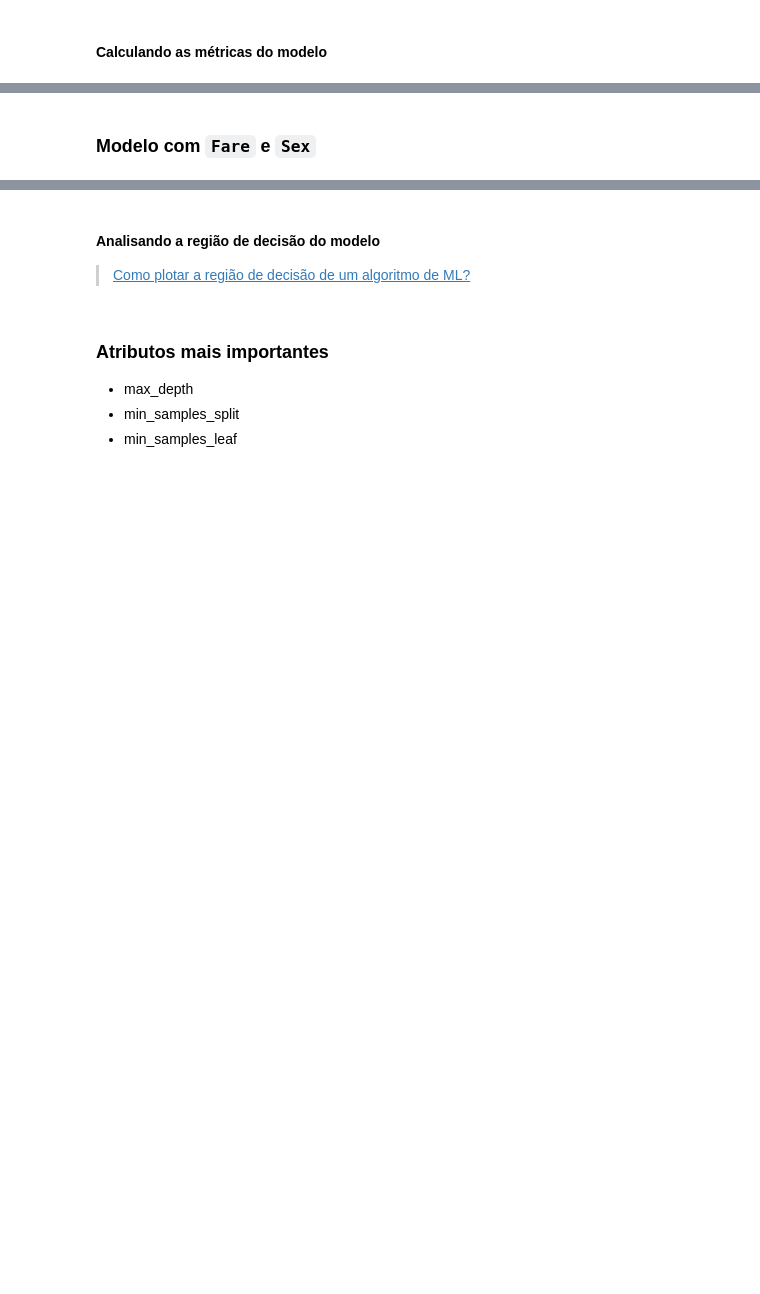
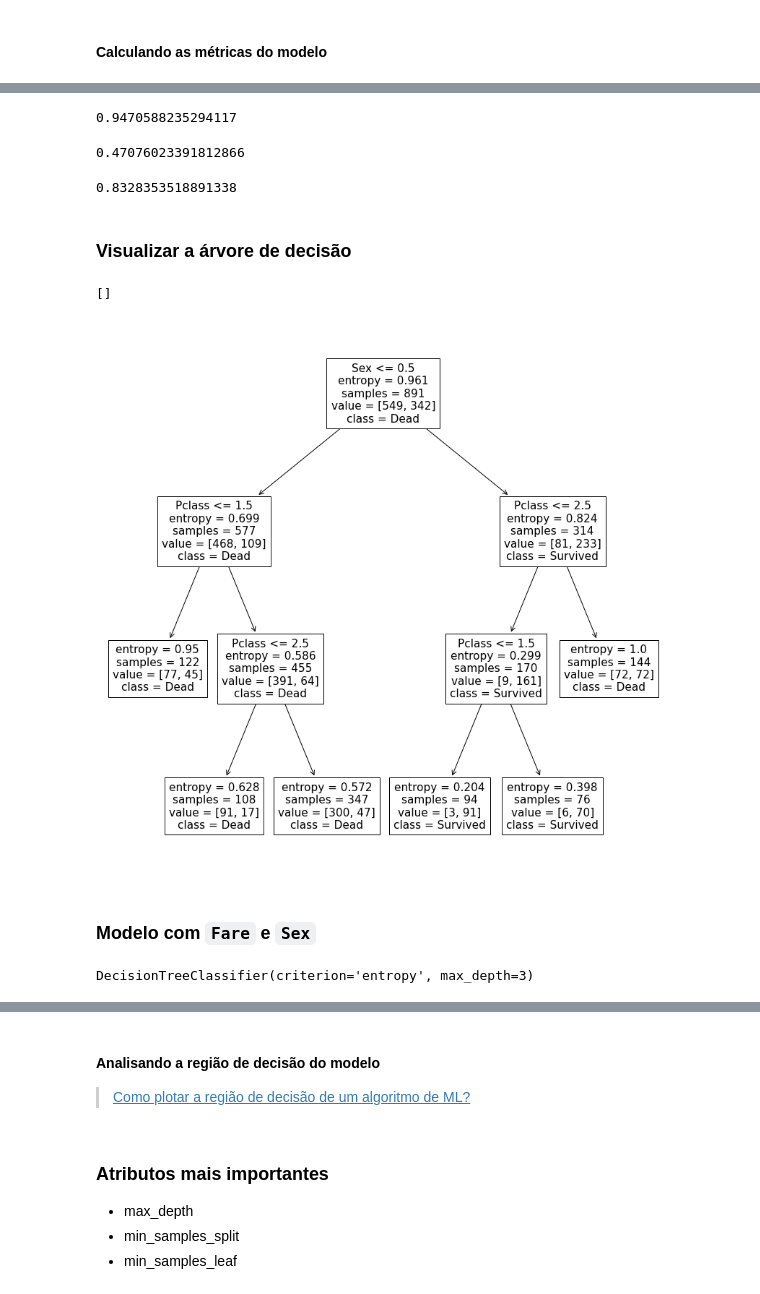
Before and after one commit to walisson-silva-ada/827-data-science, a Jupyter notebook: 04. Árvores de Decisão/04. Árvores de Decisão.ipynb, the cells around one changed output, grey strips where cells are left out. Saved outputs shown, nothing was run; the diff lists cells and outputs as text; code cells hidden in the pictures; blank space fills up the shorter version.

Commit message:
[18/02] 4. Árvore de Decisão

```diff
--- a/04. Árvores de Decisão/04. Árvores de Decisão.ipynb
+++ b/04. Árvores de Decisão/04. Árvores de Decisão.ipynb
@@ -402,0 +458,4 @@ O ganho de informação é calculado a partir dessa lógica. Se quando eu analis
+# %%
+X = df[['Pclass', 'Sex']]
+# %%
+y = df['Survived']
@@ -402,0 +464,4 @@ O ganho de informação é calculado a partir dessa lógica. Se quando eu analis
+# %%
+tree = DecisionTreeClassifier(criterion='entropy')
+# %%
+tree.fit(X, y)
@@ -404,0 +493,14 @@ O ganho de informação é calculado a partir dessa lógica. Se quando eu analis
+# %%
+precision_score(y, y_pred)
+# %% [output]
+0.9470588235294117
+# %%
+recall_score(y, y_pred)
+# %% [output]
+0.47076023391812866
+# %%
+roc_auc_score(y, y_proba)
+# %% [output]
+0.8328353518891338
+# %% [markdown]
+### Visualizar a árvore de decisão
@@ -405,2 +509,9 @@ O ganho de informação é calculado a partir dessa lógica. Se quando eu analis
+# %%
+plt.figure(figsize=(14, 14))
+plot_tree(tree, feature_names=X.columns, class_names=['Dead', 'Survived'])
+plt.plot()
+# %% [output]
+[]
+[figure, added]
 # %% [markdown]
 ### Modelo com `Fare` e `Sex`
@@ -406,0 +524,4 @@ O ganho de informação é calculado a partir dessa lógica. Se quando eu analis
+# %%
+tree1.fit(X1, y1)
+# %% [output]
+DecisionTreeClassifier(criterion='entropy', max_depth=3)
```
Also changed, not shown: parts of 39 cells of this notebook.
